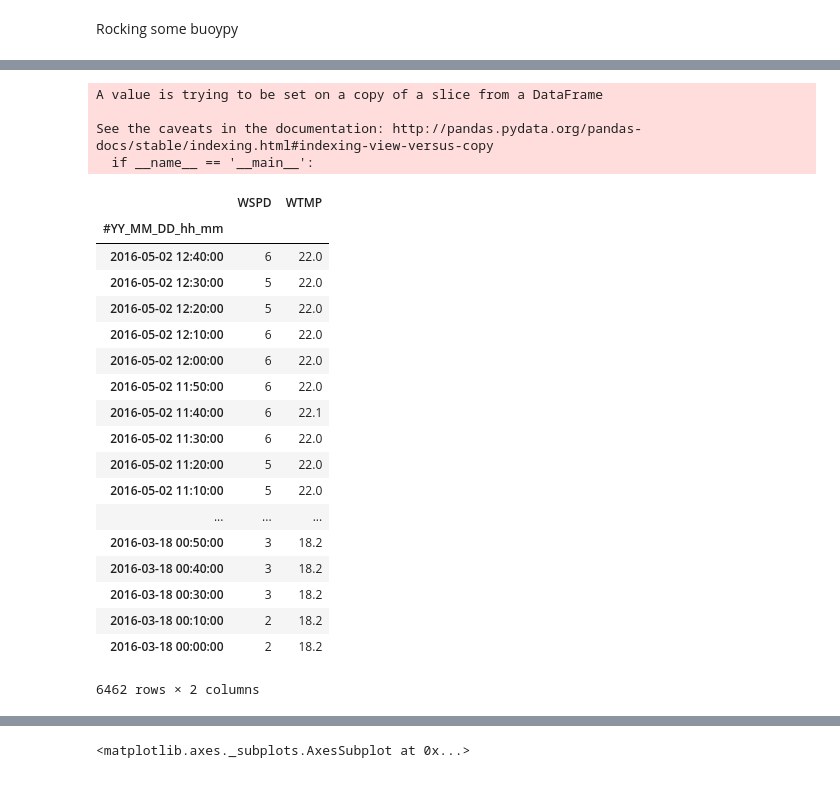
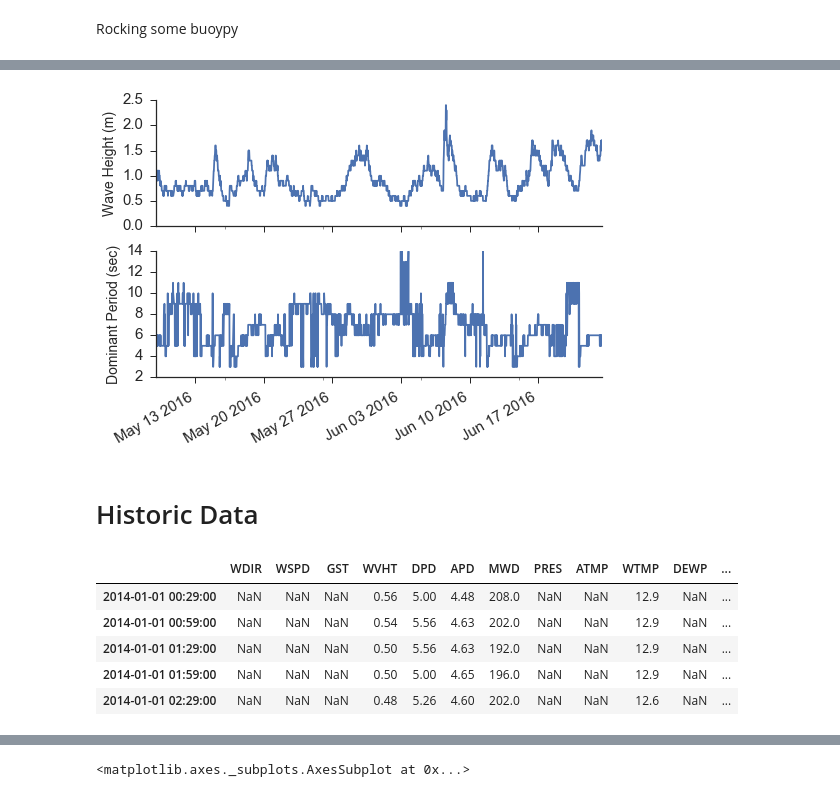
Before and after one commit to nickc1/buoypy, a Jupyter notebook: scripts/buoy_data_analysis.ipynb, the cells around one changed output, grey strips where cells are left out. Drawn from its saved outputs; the diff is of its cells as text; code cells hidden in the pictures.

Commit message:
added historic examples to readme

```diff
--- a/scripts/buoy_data_analysis.ipynb
+++ b/scripts/buoy_data_analysis.ipynb
@@ -49,29 +46,10 @@ A = X[['WSPD','WTMP']]
-# %%
-A.dropna(inplace=True)
-# %% [output]
-A value is trying to be set on a copy of a slice from a DataFrame
-
-See the caveats in the documentation: http://pandas.pydata.org/pandas-docs/stable/indexing.html#indexing-view-versus-copy
-  if __name__ == '__main__':
-# %%
-A
-# %% [output]
-|  | WSPD | WTMP |
-| #YY_MM_DD_hh_mm |  |  |
-| 2016-05-02 12:40:00 | 6 | 22.0 |
-| 2016-05-02 12:30:00 | 5 | 22.0 |
-| 2016-05-02 12:20:00 | 5 | 22.0 |
-| 2016-05-02 12:10:00 | 6 | 22.0 |
-| 2016-05-02 12:00:00 | 6 | 22.0 |
-| 2016-05-02 11:50:00 | 6 | 22.0 |
-| 2016-05-02 11:40:00 | 6 | 22.1 |
-| 2016-05-02 11:30:00 | 6 | 22.0 |
-| 2016-05-02 11:20:00 | 5 | 22.0 |
-| 2016-05-02 11:10:00 | 5 | 22.0 |
-| ... | ... | ... |
-| 2016-03-18 00:50:00 | 3 | 18.2 |
-| 2016-03-18 00:40:00 | 3 | 18.2 |
-| 2016-03-18 00:30:00 | 3 | 18.2 |
-| 2016-03-18 00:10:00 | 2 | 18.2 |
-| 2016-03-18 00:00:00 | 2 | 18.2 |
-6462 rows × 2 columns
+# %%
+fig,ax = plt.subplots(2,sharex=True)
+X.WVHT.plot(ax=ax[0])
+ax[0].set_ylabel('Wave Height (m)',fontsize=14)
+X.DPD.plot(ax=ax[1])
+ax[1].set_ylabel('Dominant Period (sec)',fontsize=14)
+ax[1].set_xlabel('')
+sns.despine()
+# %% [output]
+[figure, added]
@@ -77,0 +58,2 @@ A
+# %% [markdown]
+# Historic Data
@@ -77,0 +67,9 @@ A
+# %%
+X.head()
+# %% [output]
+|  | WDIR | WSPD | GST | WVHT | DPD | APD | MWD | PRES | ATMP | WTMP | DEWP | ... |
+| 2014-01-01 00:29:00 | NaN | NaN | NaN | 0.56 | 5.00 | 4.48 | 208.0 | NaN | NaN | 12.9 | NaN | ... |
+| 2014-01-01 00:59:00 | NaN | NaN | NaN | 0.54 | 5.56 | 4.63 | 202.0 | NaN | NaN | 12.9 | NaN | ... |
+| 2014-01-01 01:29:00 | NaN | NaN | NaN | 0.50 | 5.56 | 4.63 | 192.0 | NaN | NaN | 12.9 | NaN | ... |
+| 2014-01-01 01:59:00 | NaN | NaN | NaN | 0.50 | 5.00 | 4.65 | 196.0 | NaN | NaN | 12.9 | NaN | ... |
+| 2014-01-01 02:29:00 | NaN | NaN | NaN | 0.48 | 5.26 | 4.60 | 202.0 | NaN | NaN | 12.6 | NaN | ... |
```
Also changed, not shown: parts of 21 cells of this notebook, 5 other files.
